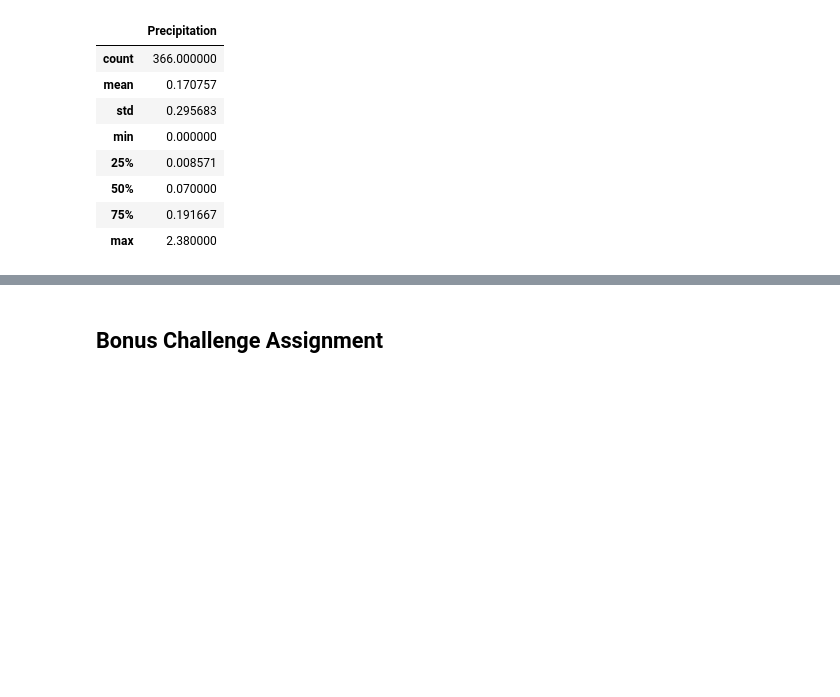
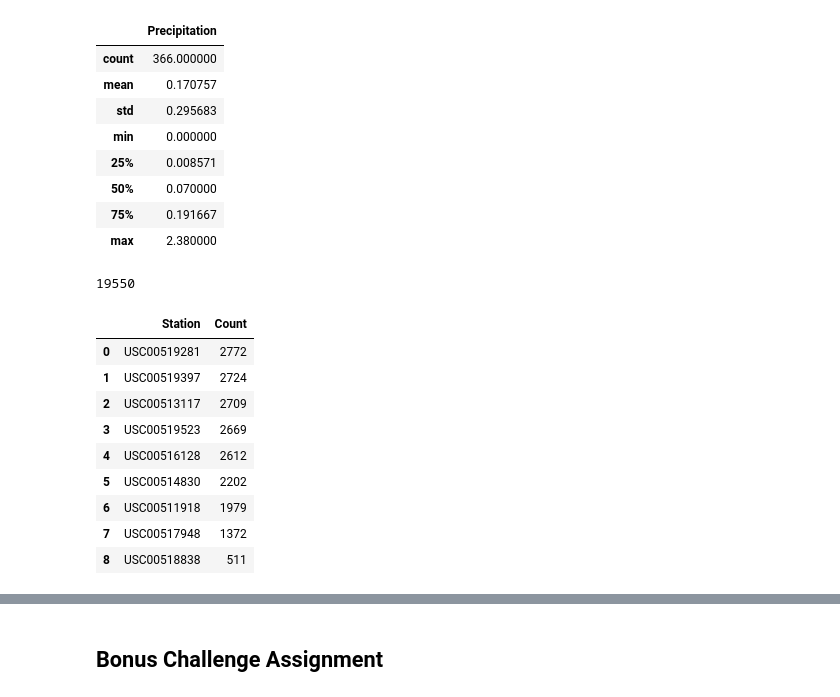
Before and after one commit to rambunctious2050/sqlalchemy-challenge, a Jupyter notebook: climate_starter.ipynb, the cells around one changed output, grey strips where cells are left out. Saved outputs shown, nothing was run; the diff lists cells and outputs as text; code cells hidden in the pictures; blank space fills up the shorter version.

Commit message:
Almost done with station analysis

```diff
--- a/climate_starter.ipynb
+++ b/climate_starter.ipynb
@@ -144,6 +144,31 @@ oneyrprcp_df.describe()
 | max | 2.380000 |
 # %%
 # Design a query to show how many stations are available in this dataset?
+stations_count = session.query(Measurement.station).count()
+stations_count
+# %% [output]
+19550
 # %%
 # What are the most active stations? (i.e. what stations have the most rows)?
+
 # List the stations and the counts in descending order.
+active_sessions = session.query(Measurement.station,func.count(Measurement.station)).\
+        group_by(Measurement.station).\
+        order_by(func.count(Measurement.station).desc()).all()
+
+# Save the query results as a Pandas DataFrame
+active_sessions_dict = dict(active_sessions)
+active_sessions_df = pd.DataFrame(list(active_sessions_dict.items()),columns = ['Station','Count'])
+
+active_sessions_df
+# %% [output]
+|  | Station | Count |
+| 0 | USC00519281 | 2772 |
+| 1 | USC00519397 | 2724 |
+| 2 | USC00513117 | 2709 |
+| 3 | USC00519523 | 2669 |
+| 4 | USC00516128 | 2612 |
+| 5 | USC00514830 | 2202 |
+| 6 | USC00511918 | 1979 |
+| 7 | USC00517948 | 1372 |
+| 8 | USC00518838 | 511 |
```
Also changed, not shown: parts of 6 cells of this notebook.
